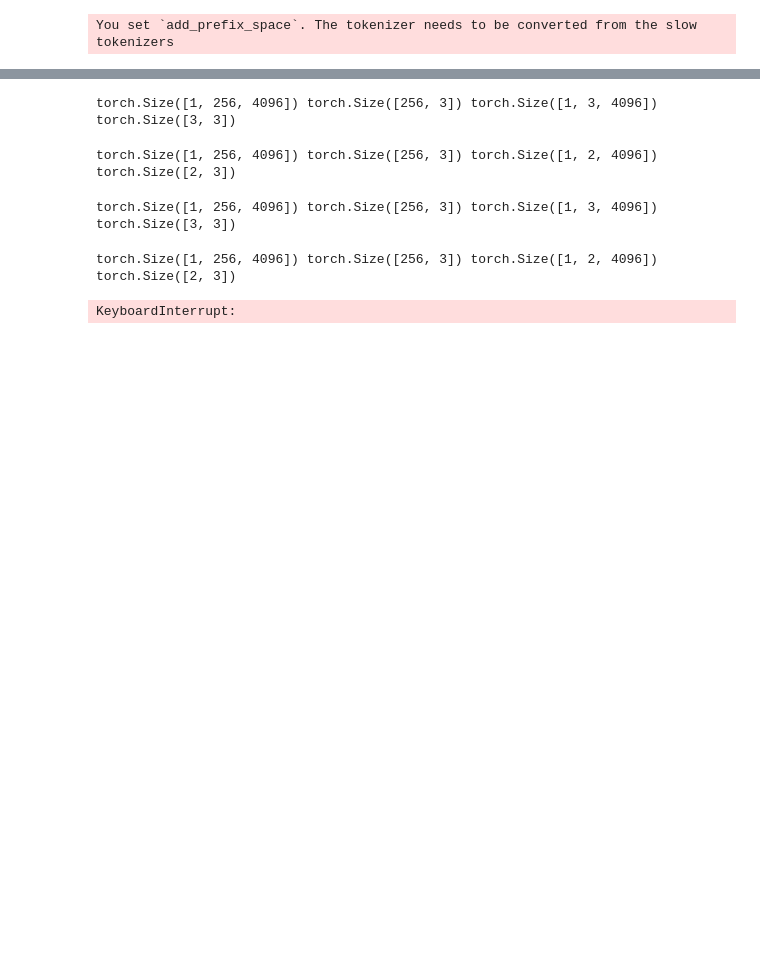
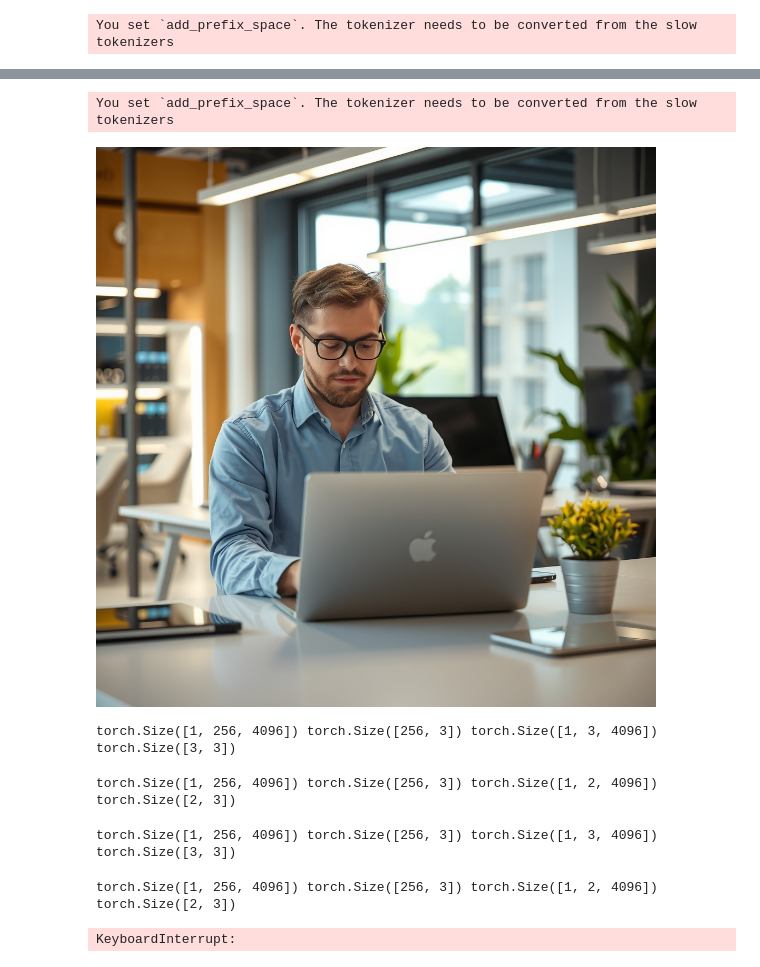
Before and after one commit to weathon/VSF, a Jupyter notebook: scripts/flux_compare.ipynb, the cells around one changed output, grey strips where cells are left out. Cells and saved outputs as stored; diff of their text form; code cells hidden in the pictures; blank space fills up the shorter version.

```diff
--- a/scripts/flux_compare.ipynb
+++ b/scripts/flux_compare.ipynb
@@ -20,3 +60,22 @@ os.makedirs("flux_images", exist_ok=True)
+# %%
+from diffusers import FluxPipeline
+import torch
+pipe = FluxPipeline.from_pretrained(
+    "black-forest-labs/FLUX.1-schnell",
+    torch_dtype=torch.bfloat16,
+).to("cuda")
+image = pipe(
+    prompt="a machine learning scientist working on a laptop in a modern office",
+    negative_prompt="male glasses",
+    guidance_scale=0.0,
+    num_inference_steps=8,
+    max_sequence_length=256,
+    generator=torch.Generator("cpu").manual_seed(42)
+).images[0]
+image
+# %% [output]
+You set `add_prefix_space`. The tokenizer needs to be converted from the slow tokenizers
+[figure, added]
 # %%
 for i in range(9):
     image = pipe(
```
Also changed, not shown: parts of 3 cells of this notebook, 13 other files.
